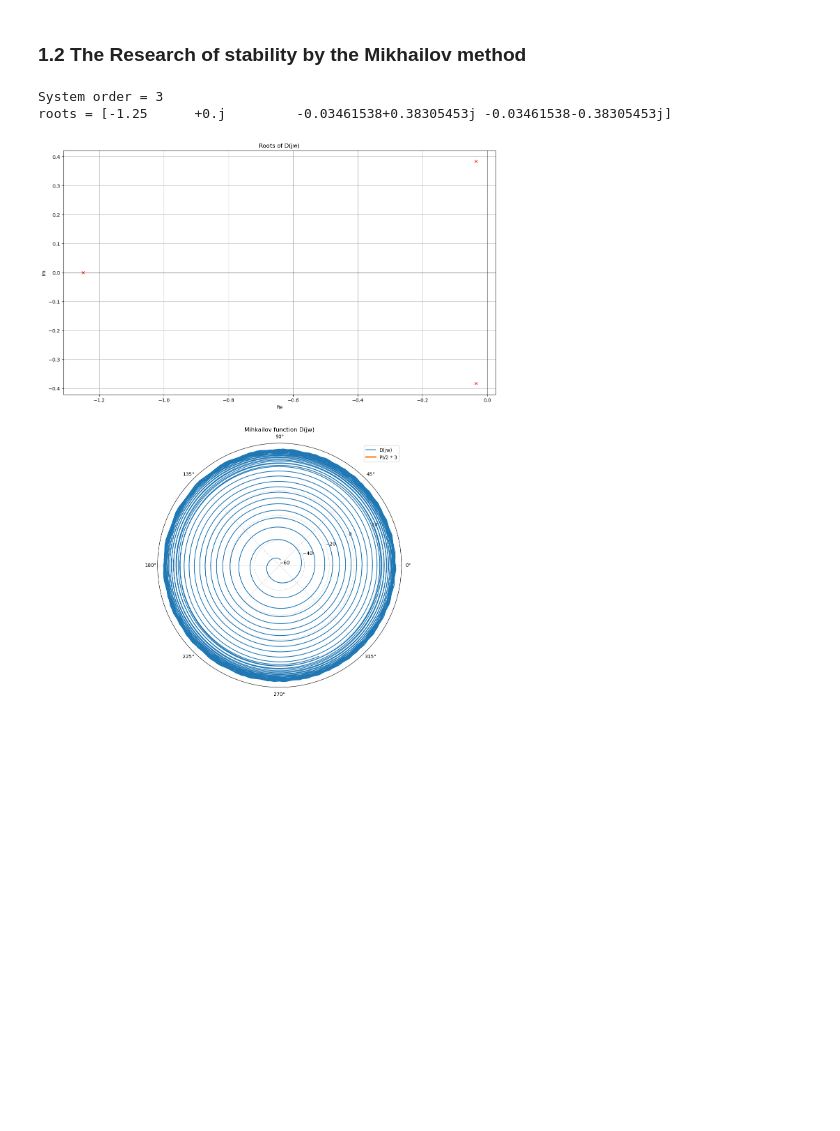
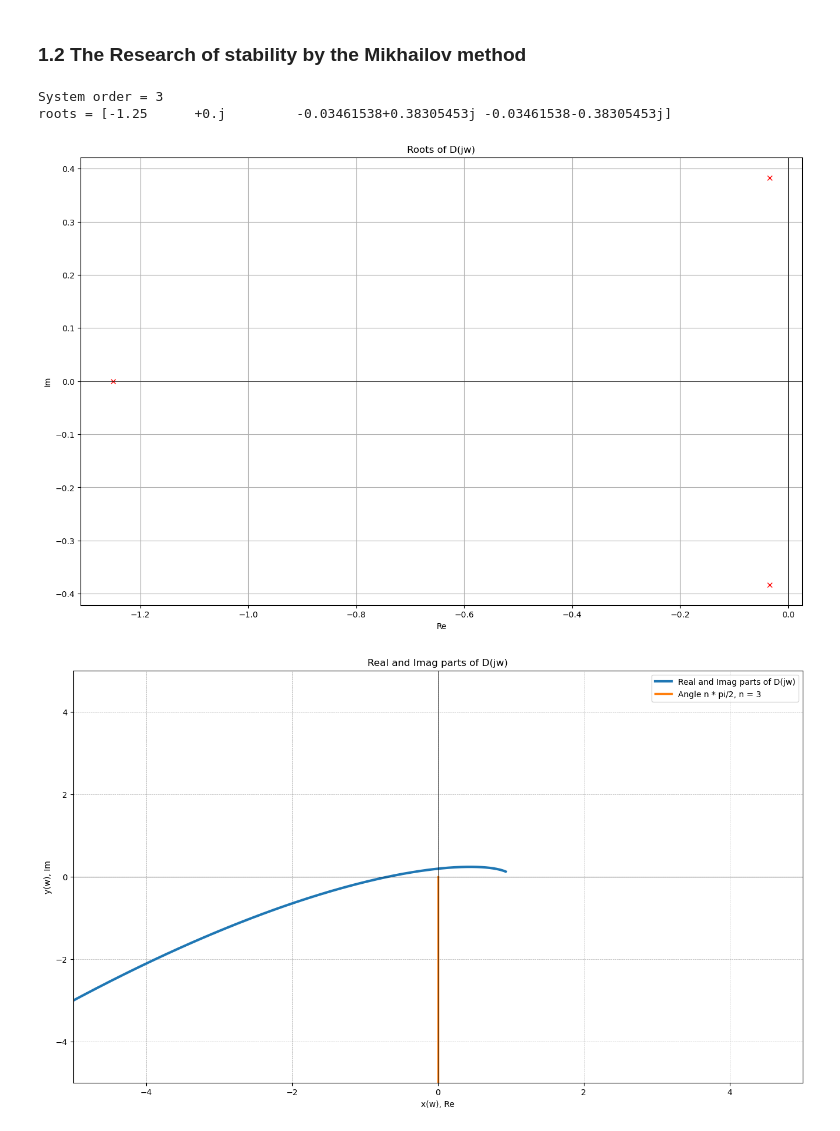
Before and after one commit to Shuregg/math-modeling-with-py, a Jupyter notebook: automatic_control_systems/Lab1_acs_stability.ipynb, the cells around one changed output. Cells and saved outputs as stored; diff of their text form; code cells hidden in the pictures; blank space fills up the shorter version.

Commit message:
ACS Lab1: fix X(w) Y(w) graph

```diff
--- a/automatic_control_systems/Lab1_acs_stability.ipynb
+++ b/automatic_control_systems/Lab1_acs_stability.ipynb
@@ -98,7 +98,7 @@ The system is stable according to Hurwitz.
 import numpy as np
 import sympy as sym
 import matplotlib.pyplot as plt
-from scipy import signal
+# from scipy import signal
 
 # ------------------------------------------------------
 # -- Mikhailov method
@@ -116,17 +116,22 @@ xi = 0.09
 only_left_roots = True
 is_stable = True
 
-w = np.logspace(-1, 1, 10**4)
+w = np.logspace(-1, 1, 10**3)
 
 p_sym = sym.Symbol('p')
 p = 1j * w
 
 # Denumerator of the transfer function
 D_p_sym = (T1*p_sym + 1) * ((T2*p_sym)**2 + 2*T2*xi*p_sym + 1)
-D_p = (T1*p + 1) * ((T2*p_sym)**2 + 2*T2*xi*p_sym + 1)
+D_p = (T1*p + 1) * ((T2*p)**2 + 2*T2*xi*p + 1)
 
-system_order = len(((sym.Poly(D_p_sym)).coeffs())) - 1
-print(f'System order = {system_order}')
+x_w = np.real(D_p)
+y_w = np.imag(D_p)
+
+n = len(((sym.Poly(D_p_sym)).coeffs())) - 1
+print(f'System order = {n}')
+
+angle_radians = n * np.pi / 2
 
 # Numerator
 num = [k]
@@ -136,41 +141,61 @@ den = np.convolve([T1, 1], [T2**2, 2*T2*xi, 1])
 
 # Transfer function
 tr_func = signal.TransferFunction(num, den)
 
 # Get roots of Mikhailov function
 roots = tr_func.poles
 print(f'roots = {roots}')
 
 for i in range (len(roots)):
     if(roots[i].real >= 0.0):
         only_left_roots = False
         break
 
-w, mag, phase = signal.bode(tr_func, w)
+# w, mag, phase = signal.bode(tr_func, w)
 
-plt.figure(figsize=(16, 20))
-
-plt.subplot(2, 1, 1)
+plt.figure(figsize=(16, 10))
+plt.subplot(1, 1, 1)
 plt.plot(roots.real, roots.imag, 'x', color='red', linewidth='3')
 plt.axvline(0, color='k', linewidth=0.5)
 plt.axhline(0, color='k', linewidth=0.5)
 plt.title('Roots of D(jw)')
 plt.xlabel('Re')
 plt.ylabel('Im')
 plt.grid()
+plt.show()
 
-plt.subplot(2, 1, 2, polar=True)
+
+plt.figure(figsize=(16, 20))
+# plt.subplot(2, 1, 1, polar=True)
+# plt.grid(True, which="both", linestyle="--", linewidth=0.5)
+# plt.polar(phase, mag, label='D(jw)')
+# plt.polar(np.pi * system_order / 2, 10, label=f'PI/2 * {system_order}', linewidth='3.0')
+# plt.title("Mihkailov function D(jw)")
+# # plt.xlabel("Magnitude")
+# # plt.ylabel("Phase")
+# plt.legend()
+
+m = np.tan(angle_radians)
+angle_x = np.linspace(-5, 0, 100)
+angle_y = angle_x * m
+plt.subplot(2, 1, 1, polar=False)
 plt.grid(True, which="both", linestyle="--", linewidth=0.5)
-plt.polar(phase, mag, label='D(jw)')
-plt.polar(np.pi * system_order / 2, 10, label=f'PI/2 * {system_order}', linewidth='3.0')
-plt.title("Mihkailov function D(jw)")
-# plt.xlabel("Magnitude")
-# plt.ylabel("Phase")
+plt.plot(x_w, y_w, linewidth='3', label='Real and Imag parts of D(jw)')
+plt.plot(angle_x, angle_y, linewidth='2.5', label=f'Angle n * pi/2, n = {n}')
+plt.axvline(0, color='k', linewidth=0.5)
+plt.axhline(0, color='k', linewidth=0.5)
+plt.title("Real and Imag parts of D(jw)")
+plt.xlabel("x(w), Re")
+plt.ylabel("y(w), Im")
+plt.xlim(-5, 5)
+plt.ylim(-5, 5)
 plt.legend()
+
 plt.show()
 
 # if(not only_left_roots or ):
 # %% [output]
 System order = 3
 roots = [-1.25      +0.j         -0.03461538+0.38305453j -0.03461538-0.38305453j]
-[figure, old version]
+[figure, new version]
+[figure, added]
```
